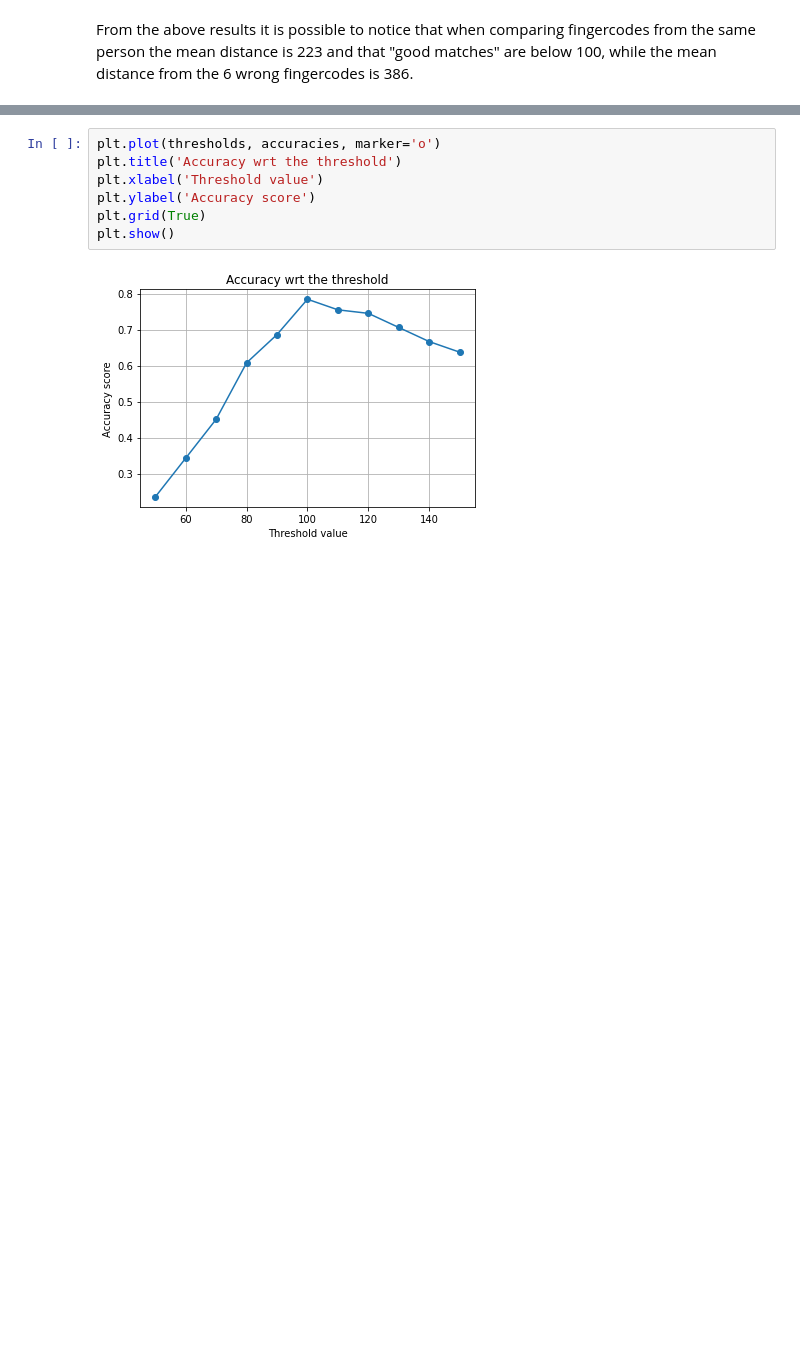
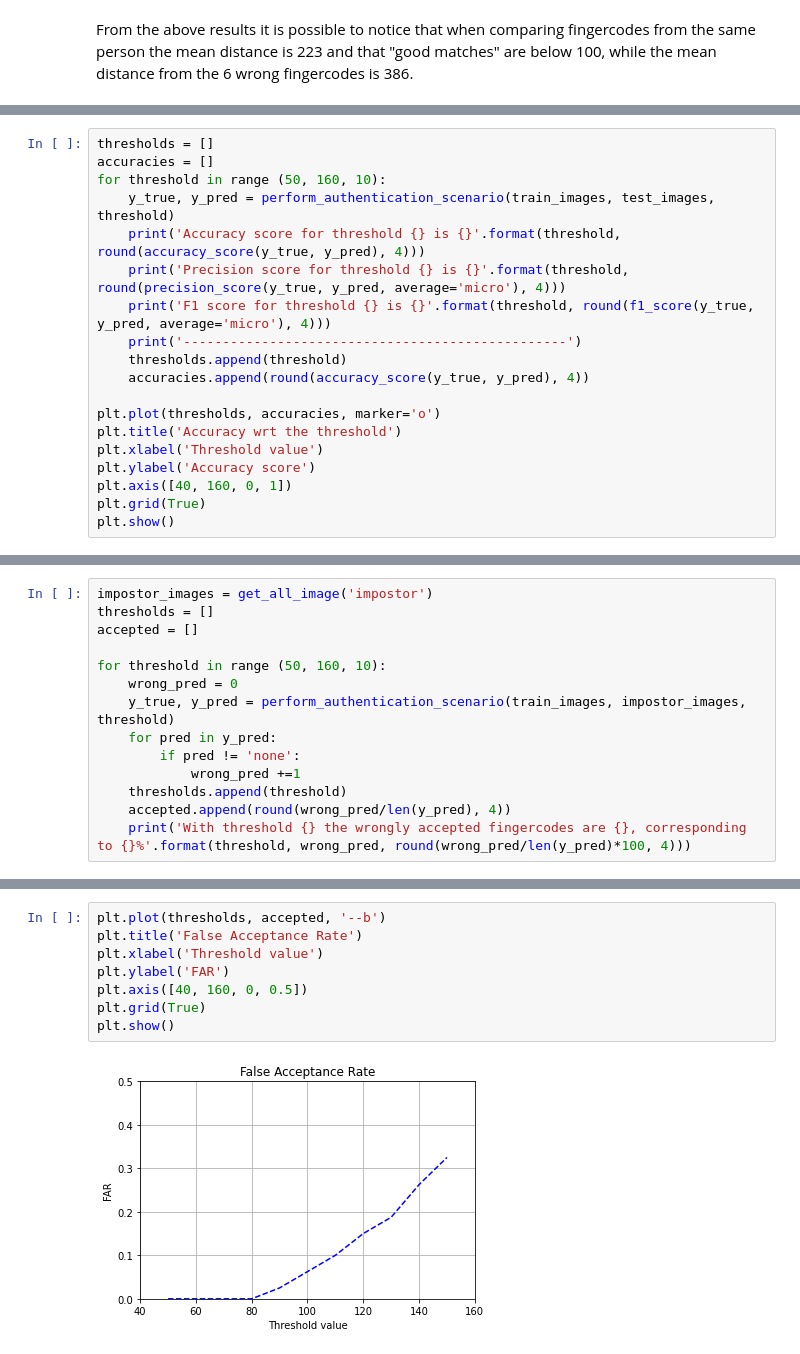
Before and after one commit to mentelmarian/fingercode-matching, a Jupyter notebook: fingercode_recognition/fingercode_recognition.ipynb, the cells around one changed output, grey strips where cells are left out. Drawn from its saved outputs; the diff is of its cells as text; blank space fills up the shorter version.

```diff
--- a/fingercode_recognition/fingercode_recognition.ipynb
+++ b/fingercode_recognition/fingercode_recognition.ipynb
@@ -155,0 +129,19 @@ F1 score for threshold 150 is 0.6373
+# %%
+thresholds = []
+accuracies = []
+for threshold in range (50, 160, 10):
+    y_true, y_pred = perform_authentication_scenario(train_images, test_images, threshold)
+    print('Accuracy score for threshold {} is {}'.format(threshold, round(accuracy_score(y_true, y_pred), 4)))
+    print('Precision score for threshold {} is {}'.format(threshold, round(precision_score(y_true, y_pred, average='micro'), 4)))
+    print('F1 score for threshold {} is {}'.format(threshold, round(f1_score(y_true, y_pred, average='micro'), 4)))
+    print('-------------------------------------------------')
+    thresholds.append(threshold)
+    accuracies.append(round(accuracy_score(y_true, y_pred), 4))
+
+plt.plot(thresholds, accuracies, marker='o')
+plt.title('Accuracy wrt the threshold')
+plt.xlabel('Threshold value')
+plt.ylabel('Accuracy score')
+plt.axis([40, 160, 0, 1])
+plt.grid(True)
+plt.show()
@@ -161,0 +182,14 @@ Let's now see graphically how the accuracy changes according to the threshold va
+# %%
+impostor_images = get_all_image('impostor')
+thresholds = []
+accepted = []
+
+for threshold in range (50, 160, 10):
+    wrong_pred = 0
+    y_true, y_pred = perform_authentication_scenario(train_images, impostor_images, threshold)
+    for pred in y_pred:
+        if pred != 'none':
+            wrong_pred +=1
+    thresholds.append(threshold)
+    accepted.append(round(wrong_pred/len(y_pred), 4))
+    print('With threshold {} the wrongly accepted fingercodes are {}, corresponding to {}%'.format(threshold, wrong_pred, round(wrong_pred/len(y_pred)*100, 4)))
@@ -162,9 +208,10 @@ Let's now see graphically how the accuracy changes according to the threshold va
 # %%
-plt.plot(thresholds, accuracies, marker='o')
-plt.title('Accuracy wrt the threshold')
+plt.plot(thresholds, accepted, '--b')
+plt.title('False Acceptance Rate')
 plt.xlabel('Threshold value')
-plt.ylabel('Accuracy score')
+plt.ylabel('FAR')
+plt.axis([40, 160, 0, 0.5])
 plt.grid(True)
 plt.show()
 # %% [output]
-[figure, old version]
+[figure, new version]
```
Also changed, not shown: parts of 13 cells of this notebook.
